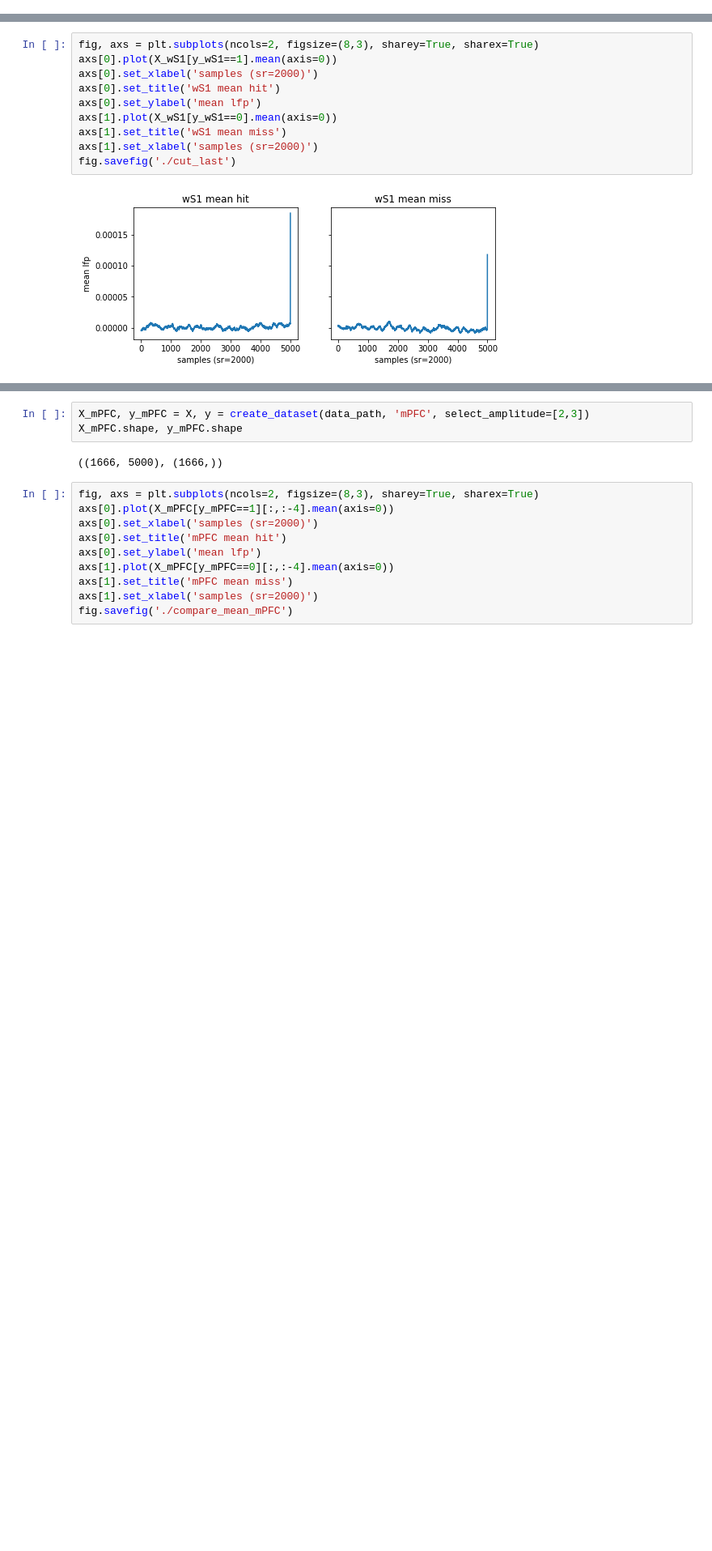
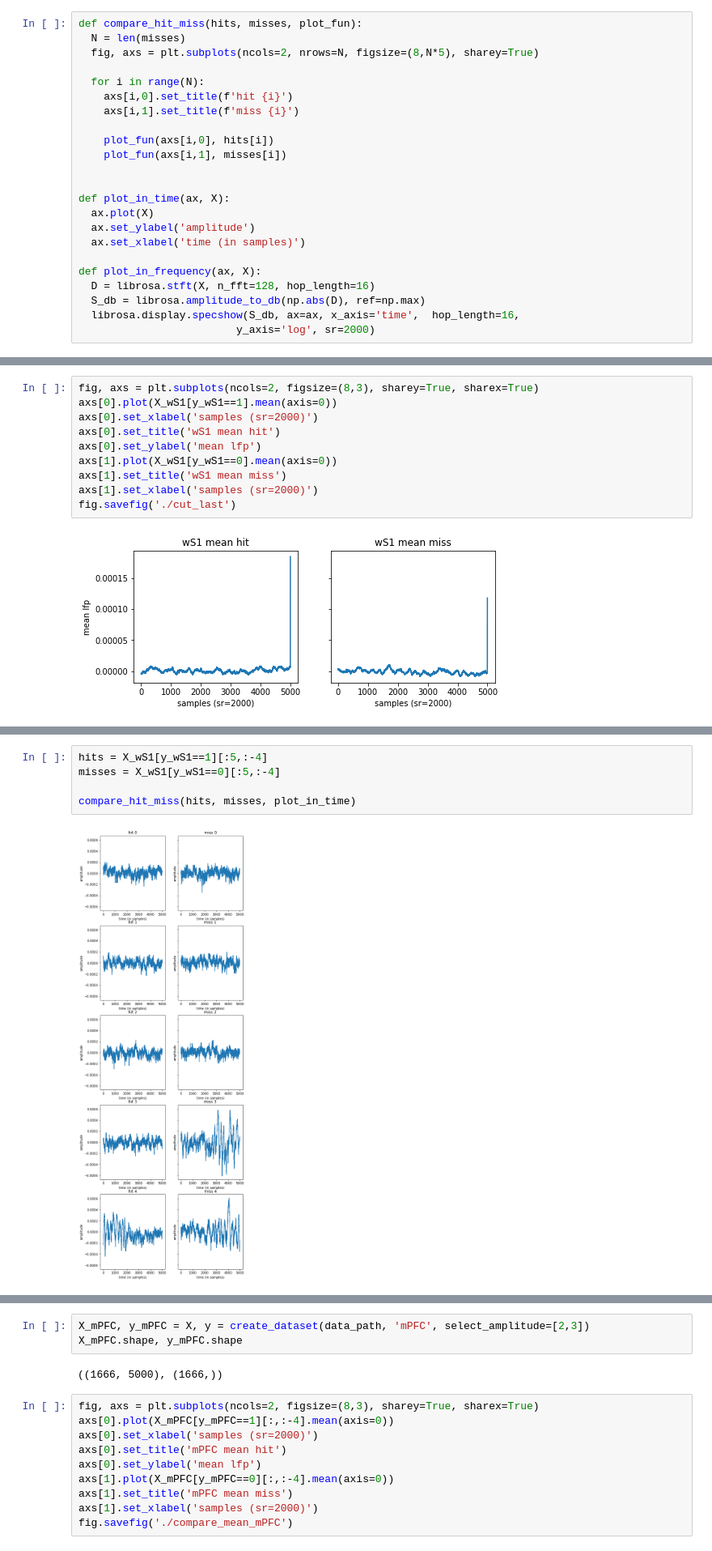
Before and after one commit to thurgarion2/ML_project_2, a Jupyter notebook: src/exploratory_analysis.ipynb, the cells around one changed output, grey strips where cells are left out. Shown at 81% size. Drawn from its saved outputs; the diff is of its cells as text; blank space fills up the shorter version.

```diff
--- a/src/exploratory_analysis.ipynb
+++ b/src/exploratory_analysis.ipynb
@@ -21,6 +19,29 @@ ml_folder.exists()
 data_path = ml_folder/'DataLFP.mat'
 # %%
 np.random.seed(42)
+# %%
+def compare_hit_miss(hits, misses, plot_fun):
+  N = len(misses)
+  fig, axs = plt.subplots(ncols=2, nrows=N, figsize=(8,N*5), sharey=True)
+
+  for i in range(N):
+    axs[i,0].set_title(f'hit {i}')
+    axs[i,1].set_title(f'miss {i}')
+
+    plot_fun(axs[i,0], hits[i])
+    plot_fun(axs[i,1], misses[i])
+
+
+def plot_in_time(ax, X):
+  ax.plot(X)
+  ax.set_ylabel('amplitude')
+  ax.set_xlabel('time (in samples)')
+
+def plot_in_frequency(ax, X):
+  D = librosa.stft(X, n_fft=128, hop_length=16)
+  S_db = librosa.amplitude_to_db(np.abs(D), ref=np.max)
+  librosa.display.specshow(S_db, ax=ax, x_axis='time',  hop_length=16,
+                         y_axis='log', sr=2000)
 # %%
 X_wS1, y_wS1 = X, y = create_dataset(data_path, 'wS1', select_amplitude=[2,3])
 X_wS1.shape, y_wS1.shape
@@ -70,0 +74,7 @@ fig.savefig('./compare_mean_wS1')
+# %%
+hits = X_wS1[y_wS1==1][:5,:-4]
+misses = X_wS1[y_wS1==0][:5,:-4]
+
+compare_hit_miss(hits, misses, plot_in_time)
+# %% [output]
+[figure, added]
```
Also changed, not shown: parts of 9 cells of this notebook, 4 other files.
